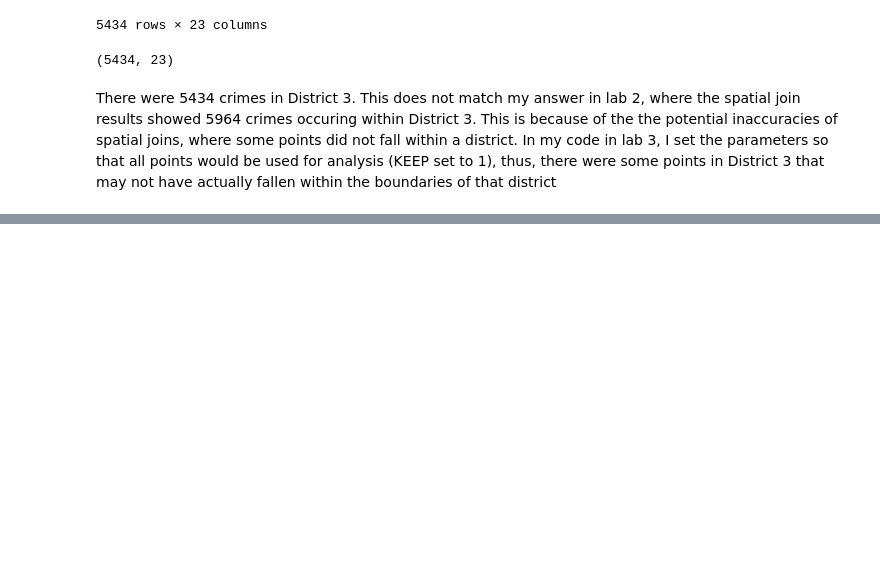
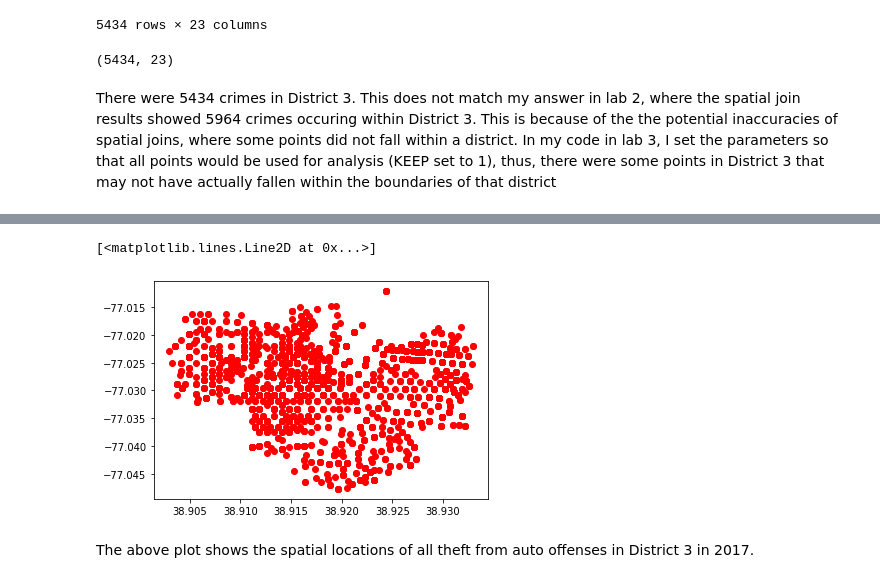
Before and after one commit to maddieguy/GEOG682_Lab3, a Jupyter notebook: Guy_Lab3.ipynb, the cells around one changed output, grey strips where cells are left out. Drawn from its saved outputs; the diff is of its cells as text; code cells hidden in the pictures; blank space fills up the shorter version.

```diff
--- a/Guy_Lab3.ipynb
+++ b/Guy_Lab3.ipynb
@@ -133,0 +132,7 @@ plt.plot(df[''])
+# %%
+plt.plot(df_auto['LATITUDE'], df_auto['LONGITUDE'], 'ro')
+# %% [output]
+[<matplotlib.lines.Line2D at 0x...>]
+[figure, added]
+# %% [markdown]
+The above plot shows the spatial locations of all theft from auto offenses in District 3 in 2017.
```
Also changed, not shown: parts of 5 cells of this notebook.
